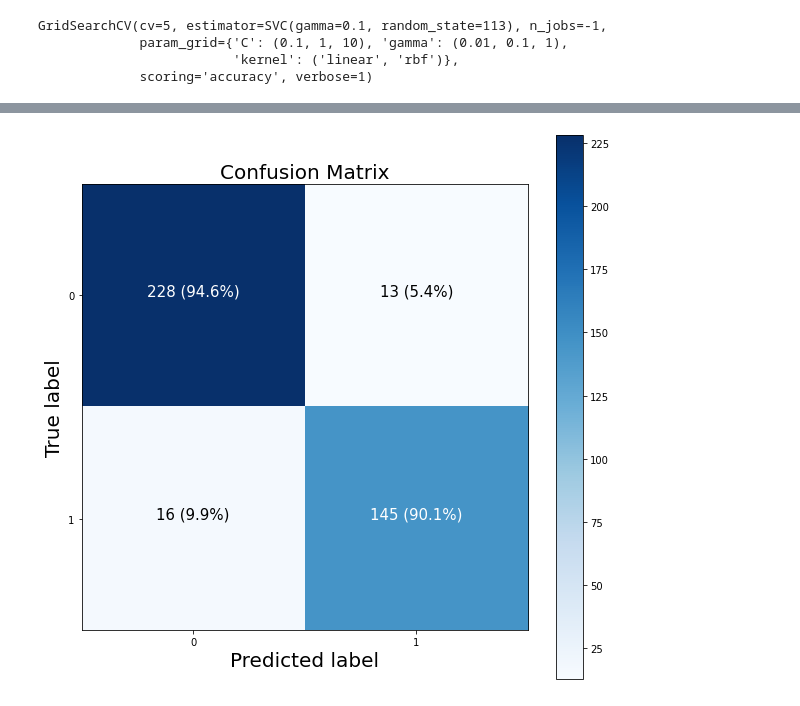
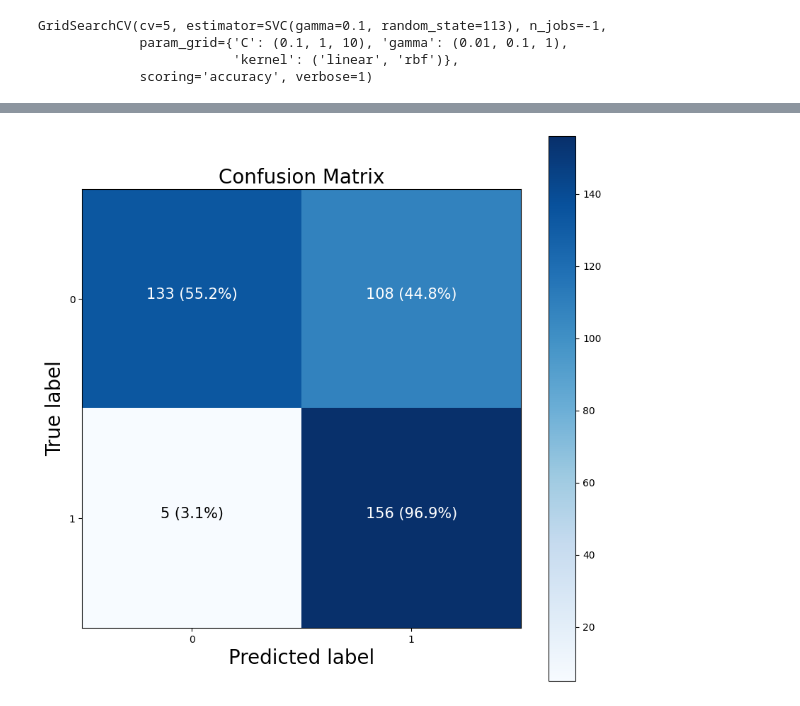
Before and after one commit to hrhampapura/SolarFarmPrediction, a Jupyter notebook: ml_code/Model_Building_Solar_Farm.ipynb, the cells around one changed output, grey strips where cells are left out. Drawn from its saved outputs; the diff is of its cells as text; code cells hidden in the pictures.

```diff
--- a/ml_code/Model_Building_Solar_Farm.ipynb
+++ b/ml_code/Model_Building_Solar_Farm.ipynb
@@ -486,18 +480,0 @@ plot_confusion_matrix(y_test, y_pred_test_svm)
-# %%
-rf = RandomForestClassifier(random_state=42)
-
-n_estimators = [500, 900, 1100, 1500]
-max_features = ['log2', 'sqrt']
-max_depth = [2, 3, 5, 10, 15, None]
-min_samples_split = [2, 5, 10]
-min_samples_leaf = [1, 2, 4]
-
-params_grid = {
-    'n_estimators': n_estimators,
-    'max_features': max_features,
-    'max_depth': max_depth,
-    'min_samples_split': min_samples_split,
-    'min_samples_leaf': min_samples_leaf}
-
-rf_cv = GridSearchCV(rf, params_grid, scoring="accuracy", cv=5, verbose=1, n_jobs=-1)
-rf_cv.fit(X_train, y_train)
@@ -513,5 +480,0 @@ GridSearchCV(cv=5, estimator=RandomForestClassifier(random_state=42), n_jobs=-1,
-# %%
-rf_tuned = RandomForestClassifier(**rf_cv.best_params_, random_state=42)
-rf_tuned.fit(X_train, y_train)
-y_pred_train_rf = rf_tuned.predict(X_train)
-y_pred_test_rf = rf_tuned.predict(X_test)
@@ -517,0 +483,3 @@ y_pred_test_rf = rf_tuned.predict(X_test)
+# %%
+gnb = GaussianNB()
+gnb.fit(X_train, y_train)
@@ -518 +488,4 @@ y_pred_test_rf = rf_tuned.predict(X_test)
+# %%
+y_pred_train_gnb = gnb.predict(X_train)
+y_pred_test_gnb = gnb.predict(X_test)
 # %%
@@ -526,4 +503,4 @@ plt.subplots_adjust(left=0.1, right=0.8, top=0.9, bottom=0.6)
 # %%
-plot_confusion_matrix(y_train, y_pred_train_rf)
+plot_confusion_matrix(y_train, y_pred_train_gnb)
 # %% [output]
-[figure, old version]
+[figure, new version]
```
Also changed, not shown: parts of 38 cells of this notebook.
